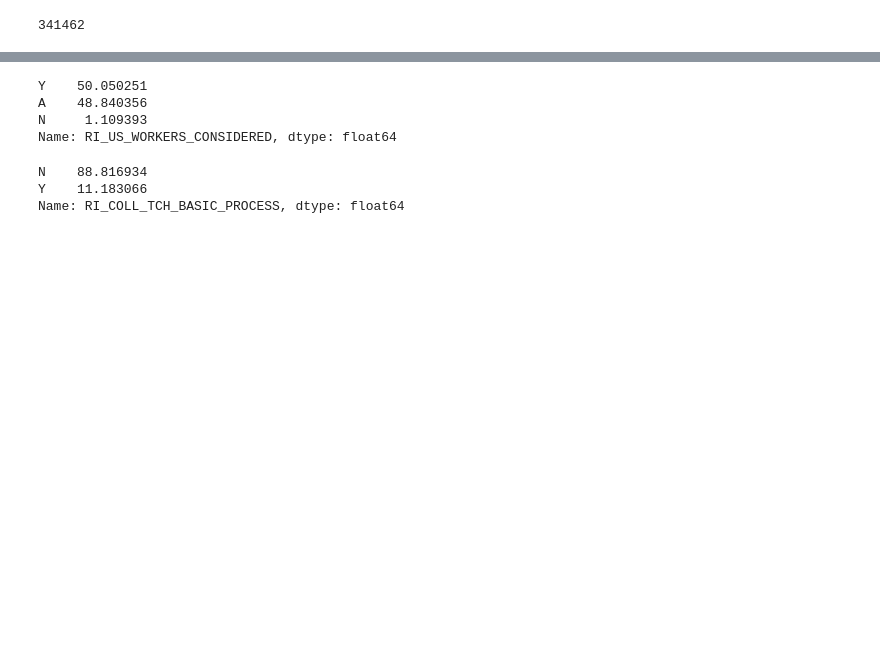
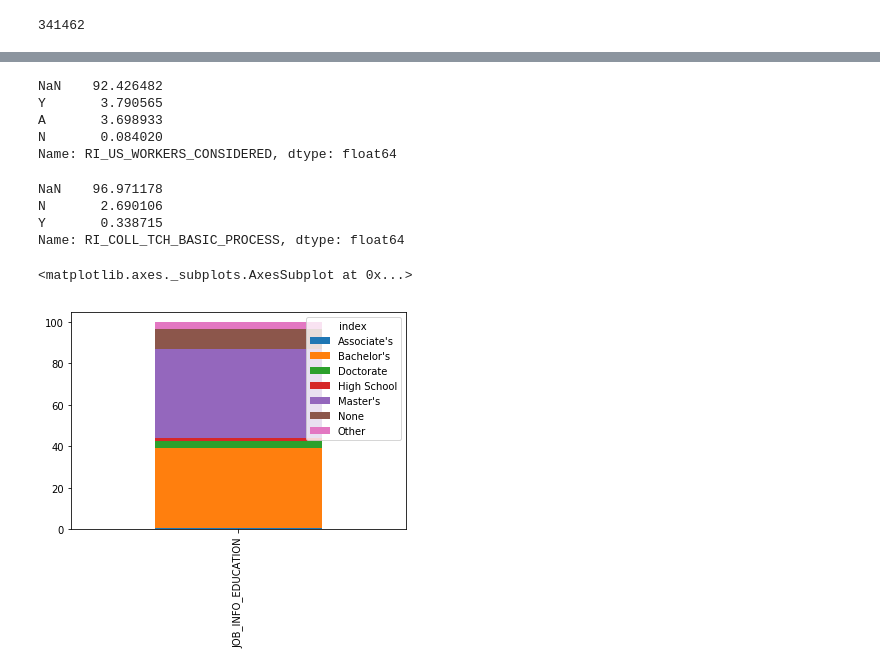
Before and after one commit to jukeboxj/USLC, a Jupyter notebook: EDA-Copy1.ipynb, the cells around one changed output, grey strips where cells are left out. Cells and saved outputs as stored; diff of their text form; code cells hidden in the pictures; blank space fills up the shorter version.

```diff
--- a/EDA-Copy1.ipynb
+++ b/EDA-Copy1.ipynb
@@ -25,2 +27,9 @@ Data_2015 = pd.read_excel("PERM_Disclosure_Data_FY15_Q4.xlsx")
 # %%
 Data_2016 = pd.read_excel("PERM_Data_FY16.xlsx")
+# %%
+#pd.to_datetime(Data_2015['RI_LOCAL_ETHNIC_PAPER_FROM'].iloc[2][:10], format='%Y-%m-%d')
+#datetime.strptime(Data_2015['RI_LOCAL_ETHNIC_PAPER_FROM'].iloc[2][:10], '%m%Y')
+
+Data_2015['RI_LOCAL_ETHNIC_PAPER_FROM'] = np.where(Data_2015['RI_LOCAL_ETHNIC_PAPER_FROM'].isnull(), pd.NaT, Data_2015['RI_LOCAL_ETHNIC_PAPER_FROM'])
+# %%
+Data_2015['RI_LOCAL_ETHNIC_PAPER_FROM']  = pd.to_datetime(Data_2015['RI_LOCAL_ETHNIC_PAPER_FROM'] )
@@ -123,14 +163,20 @@ Y     4.08278
 Name: RI_LAYOFF_IN_PAST_SIX_MONTHS, dtype: float64
 # %%
-(data['RI_US_WORKERS_CONSIDERED'].value_counts() / data['RI_US_WORKERS_CONSIDERED'].value_counts().sum()) * 100
+(data['RI_US_WORKERS_CONSIDERED'].value_counts(dropna=False) / data['RI_US_WORKERS_CONSIDERED'].value_counts(dropna=False).sum()) * 100
 # %% [output]
-Y    50.050251
-A    48.840356
-N     1.109393
+NaN    92.426482
+Y       3.790565
+A       3.698933
+N       0.084020
 Name: RI_US_WORKERS_CONSIDERED, dtype: float64
 # %%
-(data['RI_COLL_TCH_BASIC_PROCESS'].value_counts() / data['RI_COLL_TCH_BASIC_PROCESS'].value_counts().sum()) * 100
+(data['RI_COLL_TCH_BASIC_PROCESS'].value_counts(dropna=False) / data['RI_COLL_TCH_BASIC_PROCESS'].value_counts(dropna=False).sum()) * 100
 # %% [output]
-N    88.816934
-Y    11.183066
+NaN    96.971178
+N       2.690106
+Y       0.338715
 Name: RI_COLL_TCH_BASIC_PROCESS, dtype: float64
+# %%
+job_info = (data['JOB_INFO_EDUCATION'].value_counts(dropna=False) / data['JOB_INFO_EDUCATION'].value_counts(dropna=False).sum()) * 100
+# %%
+tmp_pivot = pd.pivot_table(pd.DataFrame(job_info).reset_index(), columns = ['index'])
@@ -136,0 +185,9 @@ Name: RI_COLL_TCH_BASIC_PROCESS, dtype: float64
+# %%
+%matplotlib inline
+import matplotlib.pyplot as plt
+#ind_code_det = ind_code_det.set_index('Name')
+tmp_pivot.plot.bar(stacked=True)
+#plt.savefig('Industries.png')
+# %% [output]
+<matplotlib.axes._subplots.AxesSubplot at 0x...>
+[figure, added]
```
Also changed, not shown: parts of 68 cells of this notebook.
